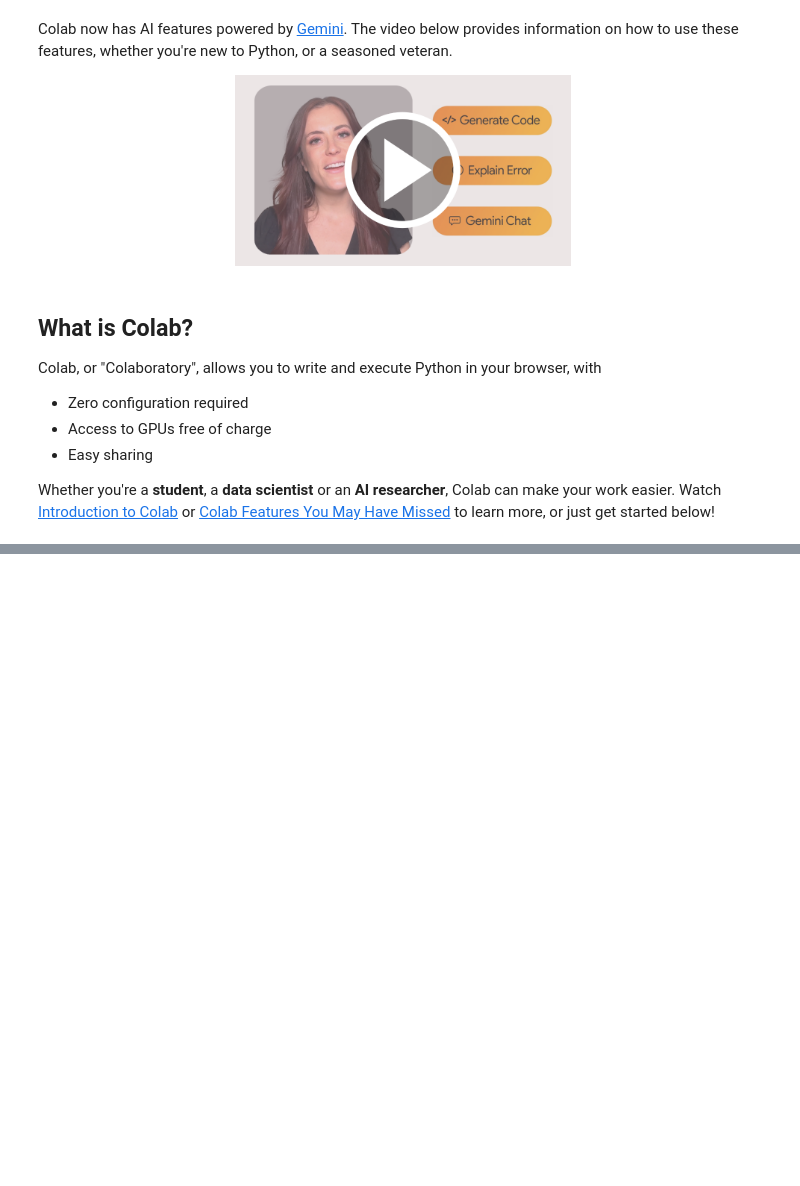
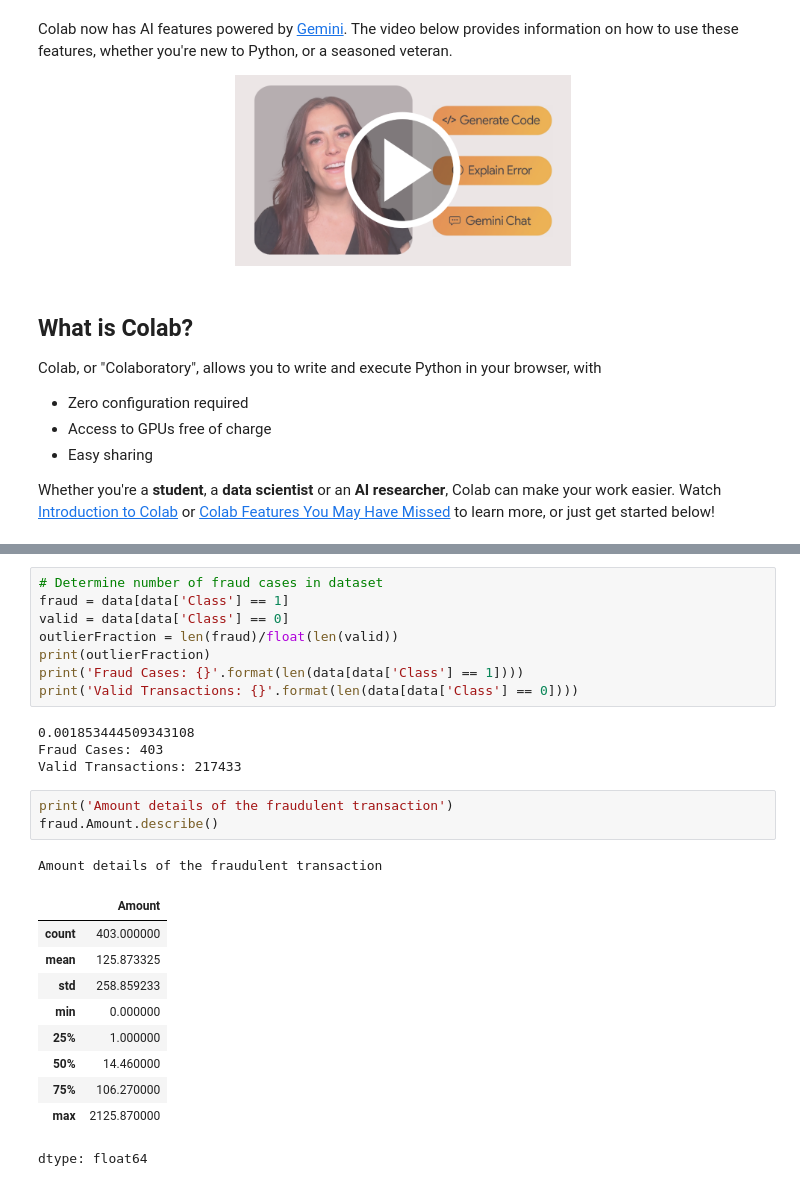
Before and after one commit to shalini3061/Projects, a Jupyter notebook: Credit Card Fraud Detection.ipynb, the cells around one changed output, grey strips where cells are left out. Saved outputs shown, nothing was run; the diff lists cells and outputs as text; blank space fills up the shorter version.

```diff
--- a/Credit Card Fraud Detection.ipynb
+++ b/Credit Card Fraud Detection.ipynb
@@ -47,0 +94,27 @@ Mini Project - Credit Card Fraud Detection
+# %%
+# Determine number of fraud cases in dataset
+fraud = data[data['Class'] == 1]
+valid = data[data['Class'] == 0]
+outlierFraction = len(fraud)/float(len(valid))
+print(outlierFraction)
+print('Fraud Cases: {}'.format(len(data[data['Class'] == 1])))
+print('Valid Transactions: {}'.format(len(data[data['Class'] == 0])))
+# %% [output]
+0.001853444509343108
+Fraud Cases: 403
+Valid Transactions: 217433
+# %%
+print('Amount details of the fraudulent transaction')
+fraud.Amount.describe()
+# %% [output]
+Amount details of the fraudulent transaction
+|  | Amount |
+| count | 403.000000 |
+| mean | 125.873325 |
+| std | 258.859233 |
+| min | 0.000000 |
+| 25% | 1.000000 |
+| 50% | 14.460000 |
+| 75% | 106.270000 |
+| max | 2125.870000 |
+dtype: float64
```
Also changed, not shown: parts of 13 cells of this notebook.
